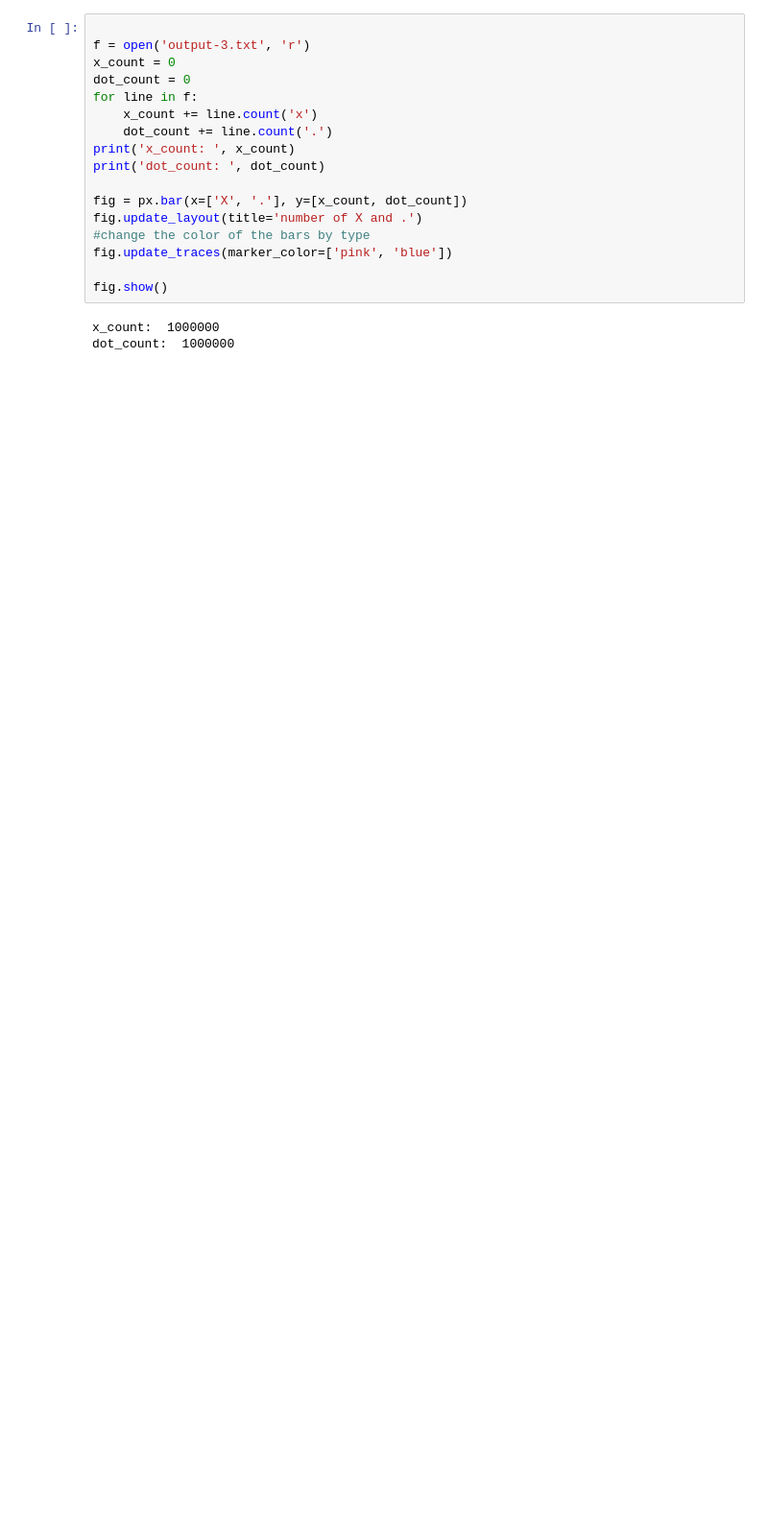
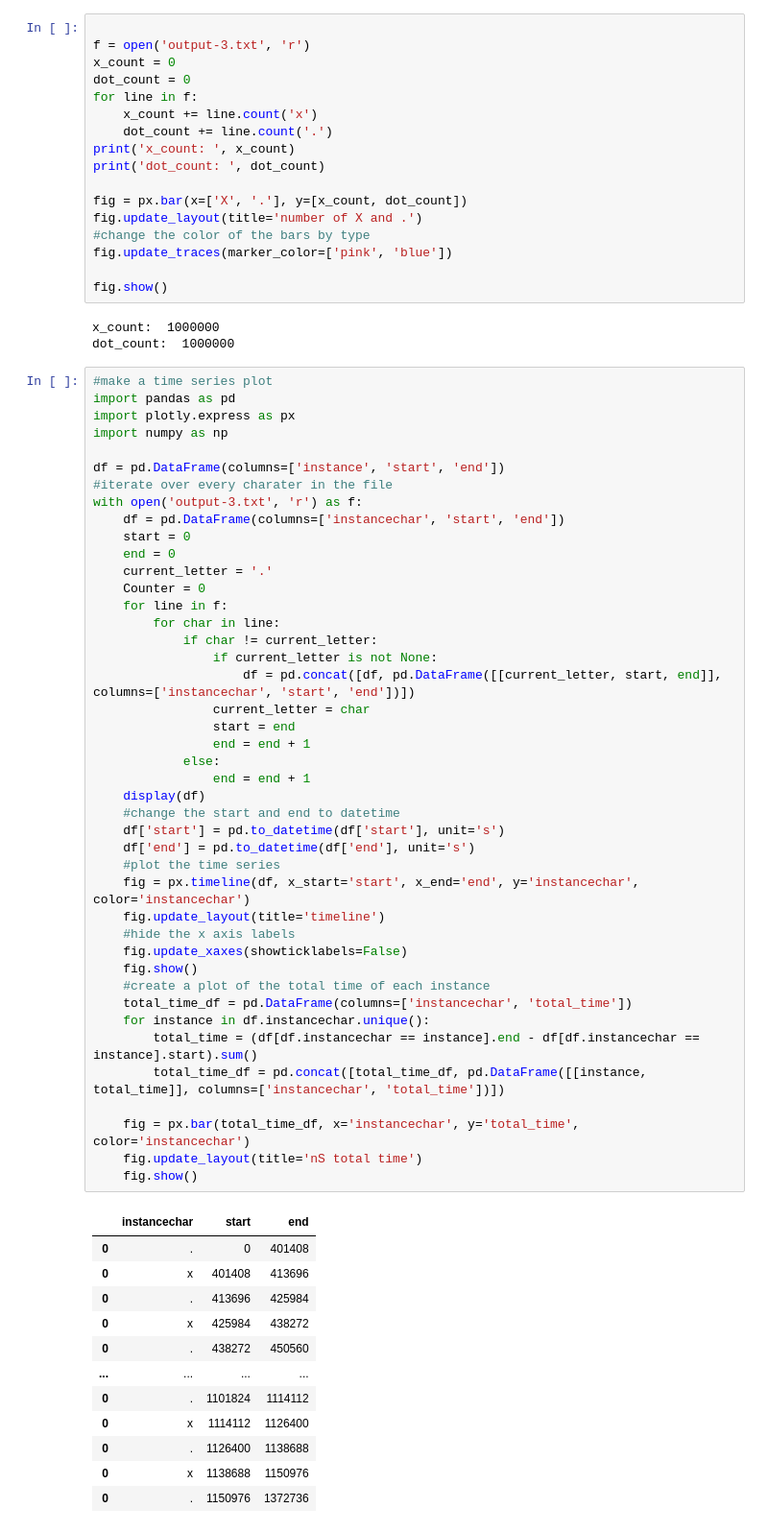
Before and after one commit to CelestineOverflow/osl, a Jupyter notebook: lab-1/post-processing.ipynb, the cells around one changed output. Shown: that part at 96% size. Cells and saved outputs as stored; diff of their text form; blank space fills up the shorter version.

```diff
--- a/lab-1/post-processing.ipynb
+++ b/lab-1/post-processing.ipynb
@@ -173,3 +148,59 @@ fig.show()
 # %% [output]
 x_count:  1000000
 dot_count:  1000000
+# %%
+#make a time series plot
+import pandas as pd
+import plotly.express as px
+import numpy as np
+
+df = pd.DataFrame(columns=['instance', 'start', 'end'])
+#iterate over every charater in the file
+with open('output-3.txt', 'r') as f:
+    df = pd.DataFrame(columns=['instancechar', 'start', 'end'])
+    start = 0
+    end = 0
+    current_letter = '.'
+    Counter = 0
+    for line in f:
+        for char in line:
+            if char != current_letter:
+                if current_letter is not None:
+                    df = pd.concat([df, pd.DataFrame([[current_letter, start, end]], columns=['instancechar', 'start', 'end'])])
+                current_letter = char
+                start = end
+                end = end + 1
+            else:
+                end = end + 1
+    display(df)
+    #change the start and end to datetime
+    df['start'] = pd.to_datetime(df['start'], unit='s')
+    df['end'] = pd.to_datetime(df['end'], unit='s')
+    #plot the time series
+    fig = px.timeline(df, x_start='start', x_end='end', y='instancechar', color='instancechar')
+    fig.update_layout(title='timeline')
+    #hide the x axis labels
+    fig.update_xaxes(showticklabels=False)
+    fig.show()
+    #create a plot of the total time of each instance
+    total_time_df = pd.DataFrame(columns=['instancechar', 'total_time'])
+    for instance in df.instancechar.unique():
+        total_time = (df[df.instancechar == instance].end - df[df.instancechar == instance].start).sum()
+        total_time_df = pd.concat([total_time_df, pd.DataFrame([[instance, total_time]], columns=['instancechar', 'total_time'])])
+
+    fig = px.bar(total_time_df, x='instancechar', y='total_time', color='instancechar')
+    fig.update_layout(title='nS total time')
+    fig.show()
+# %% [output]
+|  | instancechar | start | end |
+| 0 | . | 0 | 401408 |
+| 0 | x | 401408 | 413696 |
+| 0 | . | 413696 | 425984 |
+| 0 | x | 425984 | 438272 |
+| 0 | . | 438272 | 450560 |
+| ... | ... | ... | ... |
+| 0 | . | 1101824 | 1114112 |
+| 0 | x | 1114112 | 1126400 |
+| 0 | . | 1126400 | 1138688 |
+| 0 | x | 1138688 | 1150976 |
+| 0 | . | 1150976 | 1372736 |
```
Also changed, not shown: parts of 5 cells of this notebook, 3 other files.
